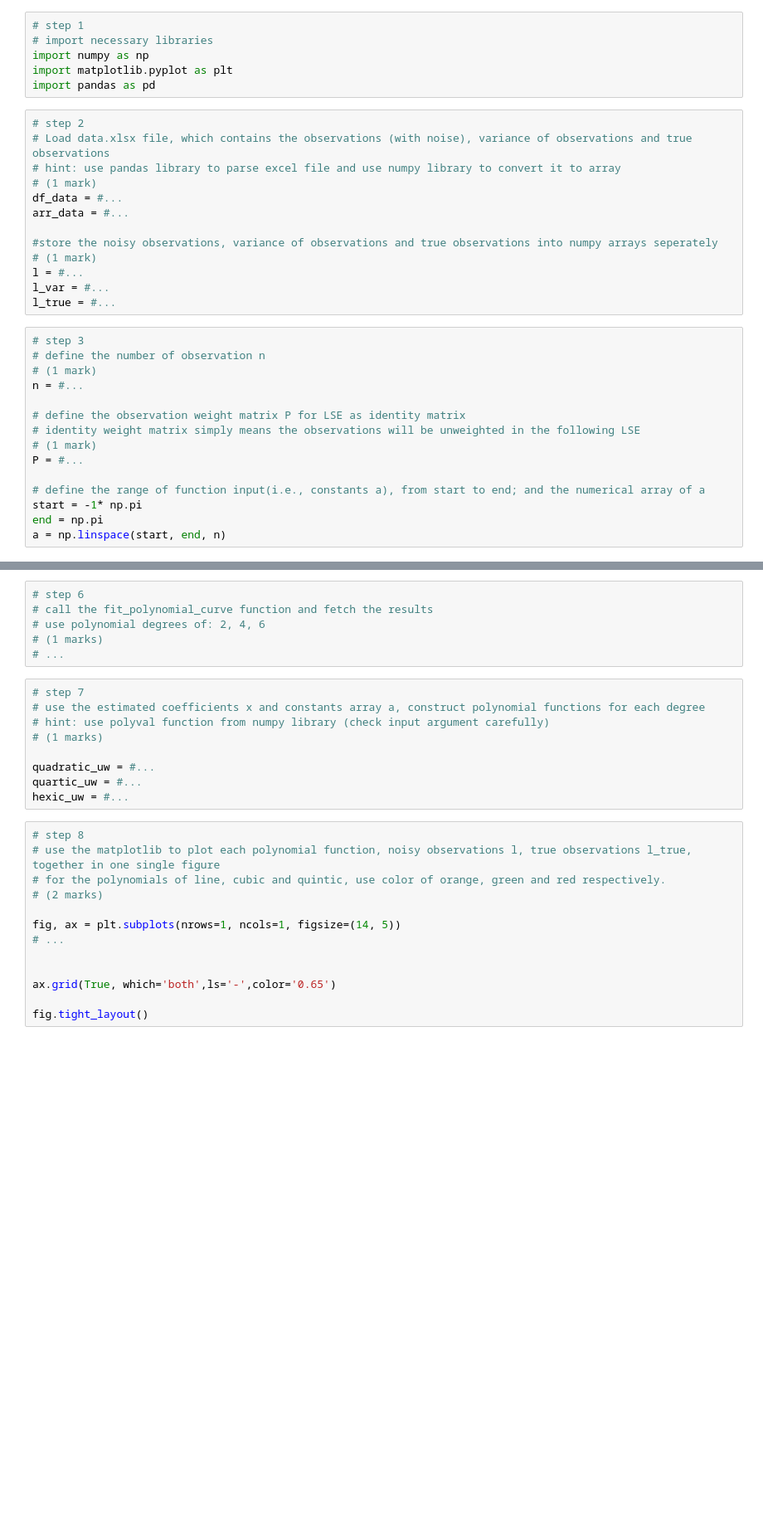
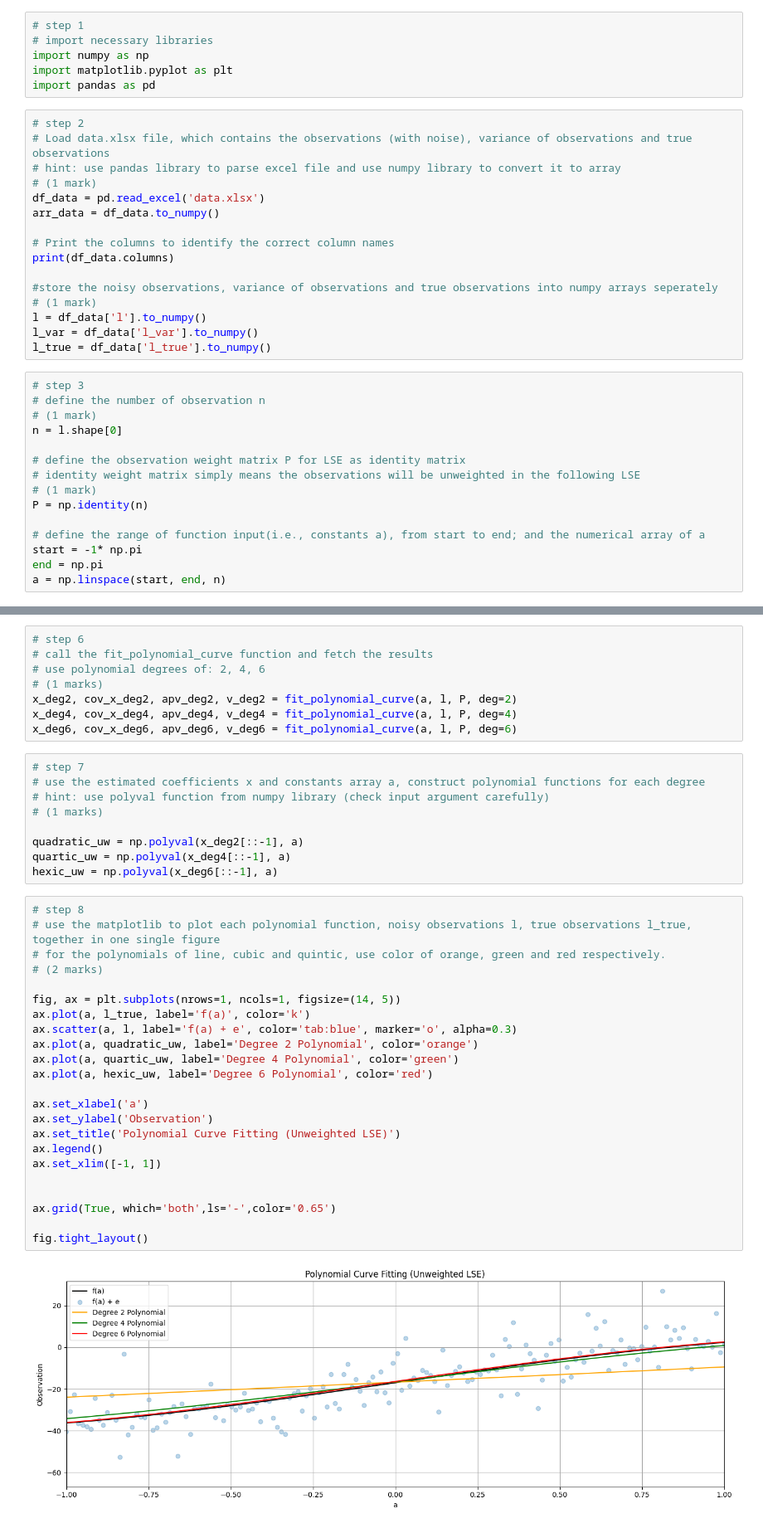
Before and after one commit to prabjotsanghera/ENGG680_2025_Fall, a Jupyter notebook: Lab_Assignment1/StudentGradeManagementSystem.ipynb, the cells around one changed output, grey strips where cells are left out. Shown: that part at 83% size. Saved outputs shown, nothing was run; the diff lists cells and outputs as text; blank space fills up the shorter version.

```diff
--- a/Lab_Assignment1/StudentGradeManagementSystem.ipynb
+++ b/Lab_Assignment1/StudentGradeManagementSystem.ipynb
@@ -748,24 +762,27 @@ import pandas as pd
 # Load data.xlsx file, which contains the observations (with noise), variance of observations and true observations
 # hint: use pandas library to parse excel file and use numpy library to convert it to array
 # (1 mark)
-df_data = #...
-arr_data = #...
+df_data = pd.read_excel('data.xlsx')
+arr_data = df_data.to_numpy()
+
+# Print the columns to identify the correct column names
+print(df_data.columns)
 
 #store the noisy observations, variance of observations and true observations into numpy arrays seperately
 # (1 mark)
-l = #...
-l_var = #...
-l_true = #...
+l = df_data['l'].to_numpy()
+l_var = df_data['l_var'].to_numpy()
+l_true = df_data['l_true'].to_numpy()
 # %%
 # step 3
 # define the number of observation n
 # (1 mark)
-n = #...
+n = l.shape[0]
 
 # define the observation weight matrix P for LSE as identity matrix
 # identity weight matrix simply means the observations will be unweighted in the following LSE
 # (1 mark)
-P = #...
+P = np.identity(n)
 
 # define the range of function input(i.e., constants a), from start to end; and the numerical array of a
 start = -1* np.pi
@@ -820,29 +880,43 @@ def fit_polynomial_curve(a: np.ndarray, l: np.ndarray, P: np.ndarray, deg: int)
 # call the fit_polynomial_curve function and fetch the results
 # use polynomial degrees of: 2, 4, 6
 # (1 marks)
-# ...
+x_deg2, cov_x_deg2, apv_deg2, v_deg2 = fit_polynomial_curve(a, l, P, deg=2)
+x_deg4, cov_x_deg4, apv_deg4, v_deg4 = fit_polynomial_curve(a, l, P, deg=4)
+x_deg6, cov_x_deg6, apv_deg6, v_deg6 = fit_polynomial_curve(a, l, P, deg=6)
 # %%
 # step 7
 # use the estimated coefficients x and constants array a, construct polynomial functions for each degree
 # hint: use polyval function from numpy library (check input argument carefully)
 # (1 marks)
 
-quadratic_uw = #...
-quartic_uw = #...
-hexic_uw = #...
+quadratic_uw = np.polyval(x_deg2[::-1], a)
+quartic_uw = np.polyval(x_deg4[::-1], a)
+hexic_uw = np.polyval(x_deg6[::-1], a)
 # %%
 # step 8
 # use the matplotlib to plot each polynomial function, noisy observations l, true observations l_true, together in one single figure
 # for the polynomials of line, cubic and quintic, use color of orange, green and red respectively.
 # (2 marks)
 
 fig, ax = plt.subplots(nrows=1, ncols=1, figsize=(14, 5))
-# ...
+ax.plot(a, l_true, label='f(a)', color='k')
+ax.scatter(a, l, label='f(a) + e', color='tab:blue', marker='o', alpha=0.3)
+ax.plot(a, quadratic_uw, label='Degree 2 Polynomial', color='orange')
+ax.plot(a, quartic_uw, label='Degree 4 Polynomial', color='green')
+ax.plot(a, hexic_uw, label='Degree 6 Polynomial', color='red')
+
+ax.set_xlabel('a')
+ax.set_ylabel('Observation')
+ax.set_title('Polynomial Curve Fitting (Unweighted LSE)')
+ax.legend()
+ax.set_xlim([-1, 1])
 
 
 ax.grid(True, which='both',ls='-',color='0.65')
 
 fig.tight_layout()
+# %% [output]
+[figure, added]
 # %%
 # step 9
 # print the a posterier variance factor for each polynomial function
```
Also changed, not shown: parts of 15 cells of this notebook.
